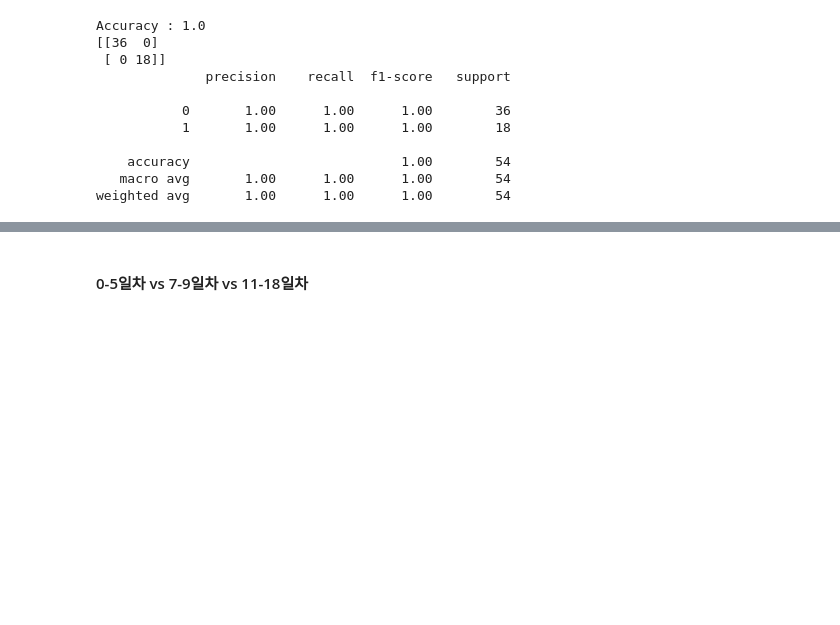
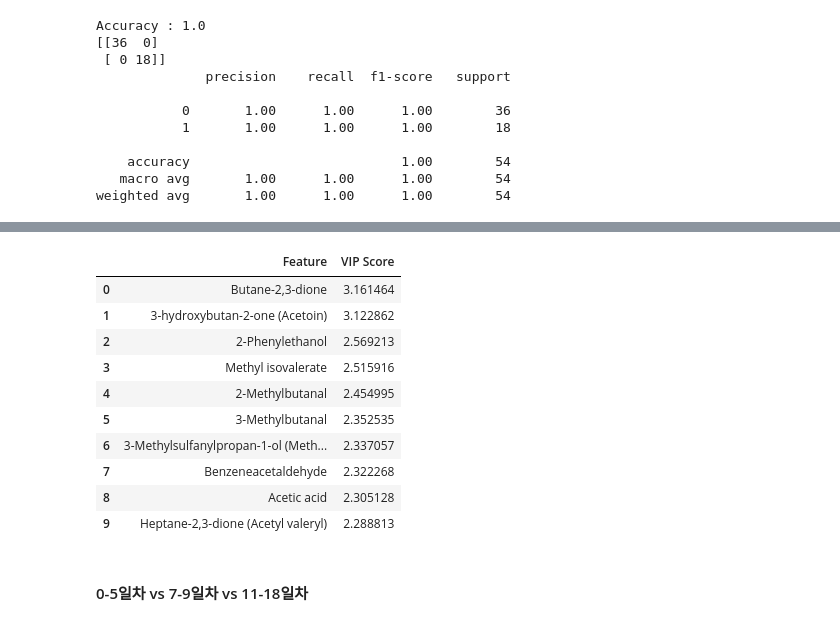
Before and after one commit to cosmos17/2025_STLab, a Jupyter notebook: Flavor/01_Volatile.ipynb, the cells around one changed output, grey strips where cells are left out. Cells and saved outputs as stored; diff of their text form; code cells hidden in the pictures; blank space fills up the shorter version.

```diff
--- a/Flavor/01_Volatile.ipynb
+++ b/Flavor/01_Volatile.ipynb
@@ -558,3 +562,18 @@ print("개별 CV accuracy:", np.round(scores, 4))
+# %%
+pls_vip3 = pls_vip_df(calculate_vip(pls_model3, is_binary_class=True), x3.columns)
+pls_vip3.head(10)
+# %% [output]
+|  | Feature | VIP Score |
+| 0 | Butane-2,3-dione | 3.161464 |
+| 1 | 3-hydroxybutan-2-one (Acetoin) | 3.122862 |
+| 2 | 2-Phenylethanol | 2.569213 |
+| 3 | Methyl isovalerate | 2.515916 |
+| 4 | 2-Methylbutanal | 2.454995 |
+| 5 | 3-Methylbutanal | 2.352535 |
+| 6 | 3-Methylsulfanylpropan-1-ol (Meth... | 2.337057 |
+| 7 | Benzeneacetaldehyde | 2.322268 |
+| 8 | Acetic acid | 2.305128 |
+| 9 | Heptane-2,3-dione (Acetyl valeryl) | 2.288813 |
 # %% [markdown]
 #### 0-5일차 vs 7-9일차 vs 11-18일차
 # %%
```
Also changed, not shown: parts of 18 cells of this notebook, 2 other files.
